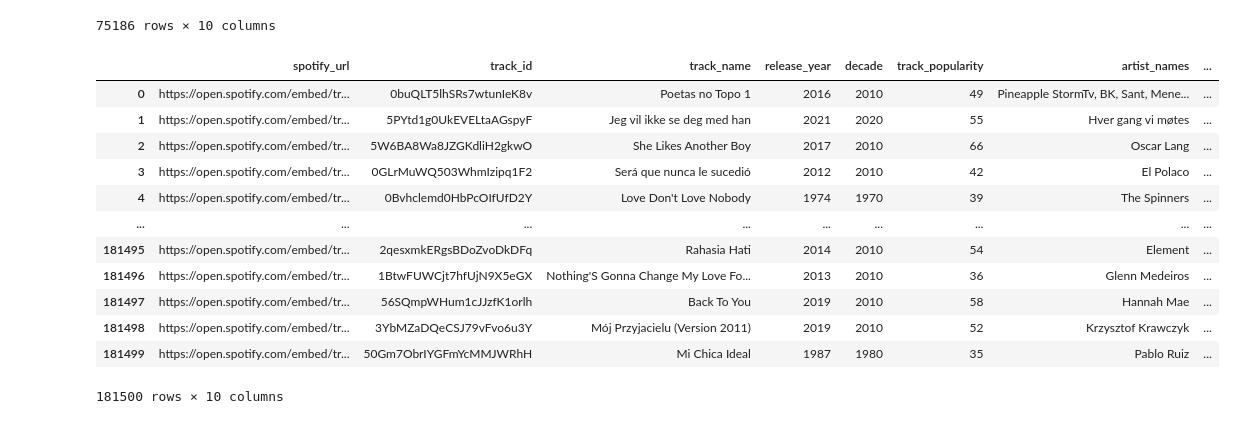
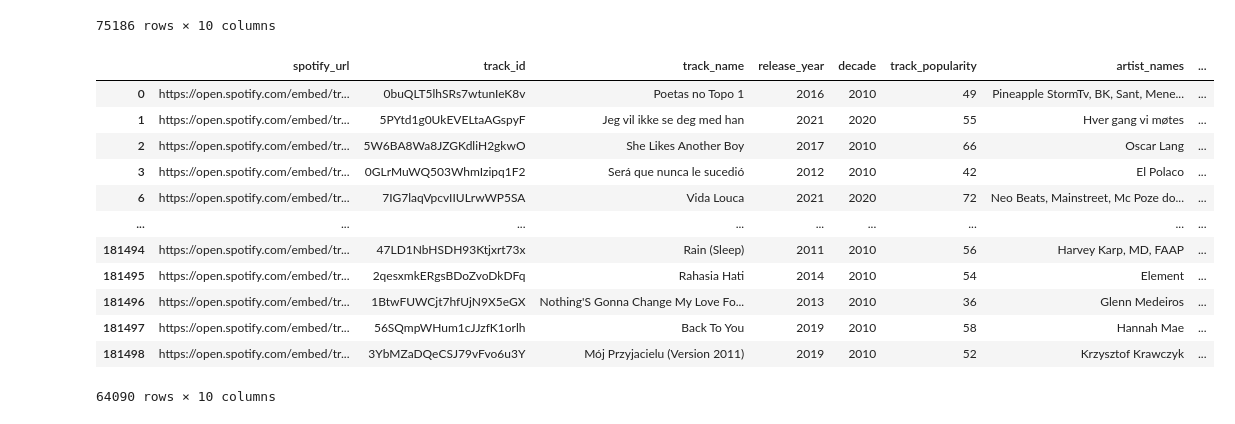
Before and after one commit to mirandalyng/examensarbete, a Jupyter notebook: backend/filters/filter_quiz.ipynb, the cells around one changed output. Saved outputs shown, nothing was run; the diff lists cells and outputs as text; code cells hidden in the pictures.

Commit message:
feat: filter for genres
Co-authored-by: Rickard Garnau <rickardgarnau@gmail.com> Co-authored-by: Miranda Lyng <lyngmiranda@gmail.com>

```diff
--- a/backend/filter_quiz.ipynb
+++ b/backend/filters/filter_quiz.ipynb
@@ -1,7 +1,7 @@
 # %%
 import pandas as pd
 
-df = pd.read_parquet("../data/serving/mart.parquet")
+df = pd.read_parquet("../../data/serving/mart.parquet")
 # %%
 df.head()
 # %% [output]
@@ -12,7 +12,7 @@ df.head()
 | 3 | https://open.spotify.com/embed/tr... | 0GLrMuWQ503WhmIzipq1F2 | Será que nunca le sucedió | 2012 | 2010 | 42 | El Polaco | ... |
 | 4 | https://open.spotify.com/embed/tr... | 0Bvhclemd0HbPcOIfUfD2Y | Love Don't Love Nobody | 1974 | 1970 | 39 | The Spinners | ... |
 # %%
-def load_tracks(path: str = "../data/serving/mart.parquet") -> pd.DataFrame:
+def load_tracks(path: str = "../../data/serving/mart.parquet") -> pd.DataFrame:
     """Läs in låtarna från Parquet. Körs EN gång vid uppstart."""
     df = pd.read_parquet(path)
 
@@ -70,7 +70,7 @@ filter_by_decades(load_tracks(), [1980, 2010])
 # %%
 from pathlib import Path
 
-PARQUET = Path("../data/serving/mart.parquet")
+PARQUET = Path("../../data/serving/mart.parquet")
 
 
 def load_tracks() -> pd.DataFrame:
@@ -102,19 +102,19 @@ def filter_by_decades(df: pd.DataFrame, decades: int | list[int]) -> pd.DataFram
     return df[df["decade"].isin(decades)]
 # %%
 df = load_tracks()
-result = filter_by_decades(df, [])
+result = filter_by_decades(df, [2010, 2020])
 result
 # %% [output]
 |  | spotify_url | track_id | track_name | release_year | decade | track_popularity | artist_names | ... |
 | 0 | https://open.spotify.com/embed/tr... | 0buQLT5lhSRs7wtunIeK8v | Poetas no Topo 1 | 2016 | 2010 | 49 | Pineapple StormTv, BK, Sant, Mene... | ... |
 | 1 | https://open.spotify.com/embed/tr... | 5PYtd1g0UkEVELtaAGspyF | Jeg vil ikke se deg med han | 2021 | 2020 | 55 | Hver gang vi møtes | ... |
 | 2 | https://open.spotify.com/embed/tr... | 5W6BA8Wa8JZGKdliH2gkwO | She Likes Another Boy | 2017 | 2010 | 66 | Oscar Lang | ... |
 | 3 | https://open.spotify.com/embed/tr... | 0GLrMuWQ503WhmIzipq1F2 | Será que nunca le sucedió | 2012 | 2010 | 42 | El Polaco | ... |
-| 4 | https://open.spotify.com/embed/tr... | 0Bvhclemd0HbPcOIfUfD2Y | Love Don't Love Nobody | 1974 | 1970 | 39 | The Spinners | ... |
+| 6 | https://open.spotify.com/embed/tr... | 7IG7laqVpcvIIULrwWP5SA | Vida Louca | 2021 | 2020 | 72 | Neo Beats, Mainstreet, Mc Poze do... | ... |
 | ... | ... | ... | ... | ... | ... | ... | ... | ... |
+| 181494 | https://open.spotify.com/embed/tr... | 47LD1NbHSDH93Ktjxrt73x | Rain (Sleep) | 2011 | 2010 | 56 | Harvey Karp, MD, FAAP | ... |
 | 181495 | https://open.spotify.com/embed/tr... | 2qesxmkERgsBDoZvoDkDFq | Rahasia Hati | 2014 | 2010 | 54 | Element | ... |
 | 181496 | https://open.spotify.com/embed/tr... | 1BtwFUWCjt7hfUjN9X5eGX | Nothing'S Gonna Change My Love Fo... | 2013 | 2010 | 36 | Glenn Medeiros | ... |
 | 181497 | https://open.spotify.com/embed/tr... | 56SQmpWHum1cJJzfK1orlh | Back To You | 2019 | 2010 | 58 | Hannah Mae | ... |
 | 181498 | https://open.spotify.com/embed/tr... | 3YbMZaDQeCSJ79vFvo6u3Y | Mój Przyjacielu (Version 2011) | 2019 | 2010 | 52 | Krzysztof Krawczyk | ... |
-| 181499 | https://open.spotify.com/embed/tr... | 50Gm7ObrIYGFmYcMMJWRhH | Mi Chica Ideal | 1987 | 1980 | 35 | Pablo Ruiz | ... |
-181500 rows × 10 columns
+64090 rows × 10 columns
```
Also changed, not shown: parts of 4 cells of this notebook, 4 other files.
